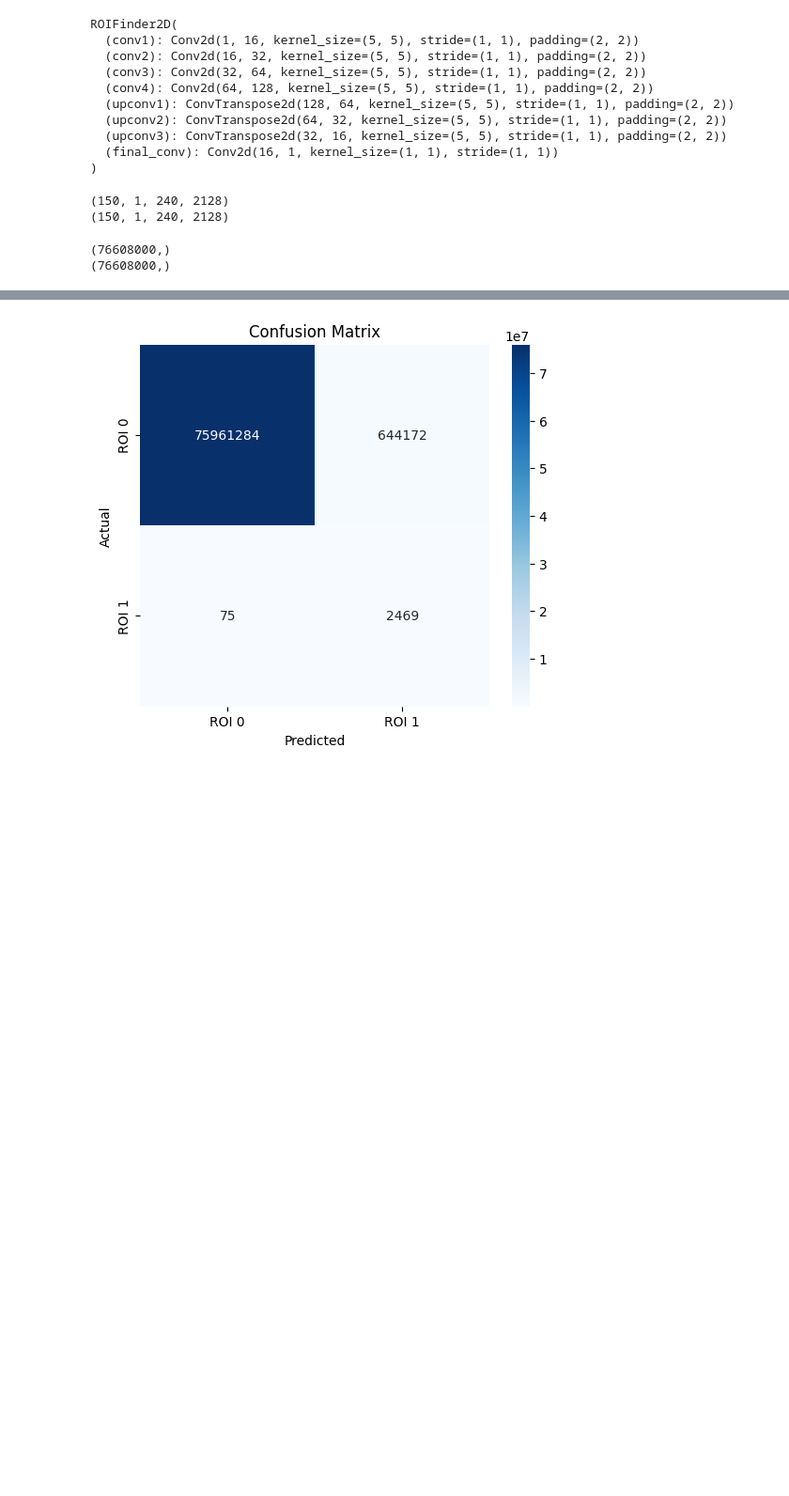
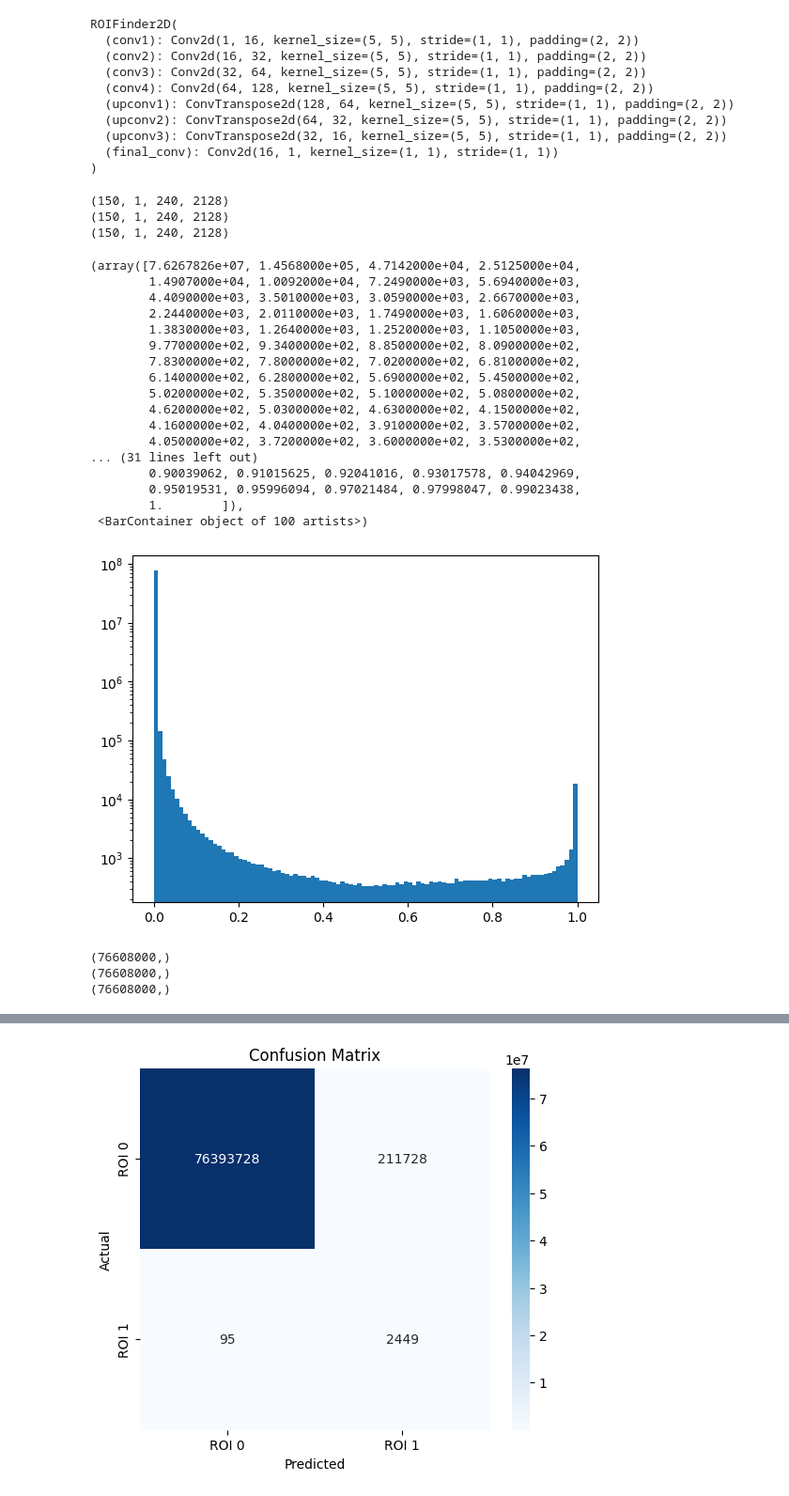
Before and after one commit to mking99456/Ar39-CNN, a Jupyter notebook: Training_Notebook_2DCNN.ipynb, the cells around one changed output, grey strips where cells are left out. Shown at 94% size. Cells and saved outputs as stored; diff of their text form; code cells hidden in the pictures; blank space fills up the shorter version.

```diff
--- a/Training_Notebook_2DCNN.ipynb
+++ b/Training_Notebook_2DCNN.ipynb
@@ -441,8 +466,12 @@ TypeError: column_stack() takes 1 positional argument but 3 were given
 #roi_finder.eval()
 #model.eval()
 
+save_dir = "/scratch/7DayLifetime/mking/03_25_2025_3/"
+checkpoint_path = save_dir+"roi_finder_checkpoint"
+checkpoint_path_extension=".pth"
+
 if os.path.exists(checkpoint_path + checkpoint_path_extension):
-    checkpoint = torch.load(checkpoint_path+"_min"+checkpoint_path_extension)
+    checkpoint = torch.load(checkpoint_path+"_30"+checkpoint_path_extension)
     model.load_state_dict(checkpoint['model_state_dict'])
 
 roi_finder = model
@@ -461,6 +490,7 @@ ROIFinder2D(
 # %%
 y_true_list = []
 y_pred_list = []
+y_pred_no_threshold_list = []
 
 # Set the model to evaluation mode
 roi_finder.eval()
@@ -474,33 +504,64 @@ with torch.no_grad():  # Disable gradient computation for inference
         Y_pred_batch = roi_finder(X_batch)
 
         # Apply threshold to get binary predictions
-        Y_pred_binary = (Y_pred_batch > 0.5).cpu().numpy().astype(np.uint8)  # Convert to numpy
+        Y_pred_binary = (Y_pred_batch > 0.95).cpu().numpy().astype(np.uint8)  # Convert to numpy
+        Y_pred_no_threshold_batch = Y_pred_batch.cpu().numpy().astype(np.float16)  # Convert to numpy
 
         # Store true and predicted values
         y_true_list.append(Y_batch.cpu().numpy().astype(np.uint8))
         y_pred_list.append(Y_pred_binary)
+        y_pred_no_threshold_list.append(Y_pred_no_threshold_batch)
 
 # Concatenate all batches along the first axis
 y_true = np.concatenate(y_true_list, axis=0)  # Shape: (num_test_samples, 1, 240, 2128)
 y_pred = np.concatenate(y_pred_list, axis=0)  # Shape: (num_test_samples, 1, 240, 2128)
+y_pred_no_threshold = np.concatenate(y_pred_no_threshold_list, axis=0)
 
 #Save y_pred:
 np.save(save_dir+"roi_pred_CNN.npy",np.squeeze(y_pred))
+np.save(save_dir+"roi_pred_CNN_no_threshold.npy",np.squeeze(y_pred_no_threshold))
 # %%
 print(np.shape(y_true))
 print(np.shape(y_pred))
+print(np.shape(y_pred_no_threshold))
 # %% [output]
 (150, 1, 240, 2128)
 (150, 1, 240, 2128)
+(150, 1, 240, 2128)
 # %%
 y_true_flat = y_true.flatten()  # Shape: (num_test_samples * 2128,)
 y_pred_flat = y_pred.flatten()  # Shape: (num_test_samples * 2128,)
+y_pred_no_threshold_flat = y_pred_no_threshold.flatten()
+# %%
+#Histogram of y_pred_no_threshold
+plt.hist(y_pred_no_threshold_flat,bins=100,log=True)
+# %% [output]
+(array([7.6267826e+07, 1.4568000e+05, 4.7142000e+04, 2.5125000e+04,
+        1.4907000e+04, 1.0092000e+04, 7.2490000e+03, 5.6940000e+03,
+        4.4090000e+03, 3.5010000e+03, 3.0590000e+03, 2.6670000e+03,
+        2.2440000e+03, 2.0110000e+03, 1.7490000e+03, 1.6060000e+03,
+        1.3830000e+03, 1.2640000e+03, 1.2520000e+03, 1.1050000e+03,
+        9.7700000e+02, 9.3400000e+02, 8.8500000e+02, 8.0900000e+02,
+        7.8300000e+02, 7.8000000e+02, 7.0200000e+02, 6.8100000e+02,
+        6.1400000e+02, 6.2800000e+02, 5.6900000e+02, 5.4500000e+02,
+        5.0200000e+02, 5.3500000e+02, 5.1000000e+02, 5.0800000e+02,
+        4.6200000e+02, 5.0300000e+02, 4.6300000e+02, 4.1500000e+02,
+        4.1600000e+02, 4.0400000e+02, 3.9100000e+02, 3.5700000e+02,
+        4.0500000e+02, 3.7200000e+02, 3.6000000e+02, 3.5300000e+02,
+... (31 lines left out)
+        0.90039062, 0.91015625, 0.92041016, 0.93017578, 0.94042969,
+        0.95019531, 0.95996094, 0.97021484, 0.97998047, 0.99023438,
+        1.        ]),
+ <BarContainer object of 100 artists>)
+[figure, added]
 # %%
 print(np.shape(y_true_flat))
 print(np.shape(y_pred_flat))
+print(np.shape(y_pred_no_threshold_flat))
 # %% [output]
 (76608000,)
 (76608000,)
+(76608000,)
 # %%
 from sklearn.metrics import precision_recall_curve, confusion_matrix, f1_score, precision_score, recall_score
 
```
Also changed, not shown: parts of 11 cells of this notebook, 1 other file.
